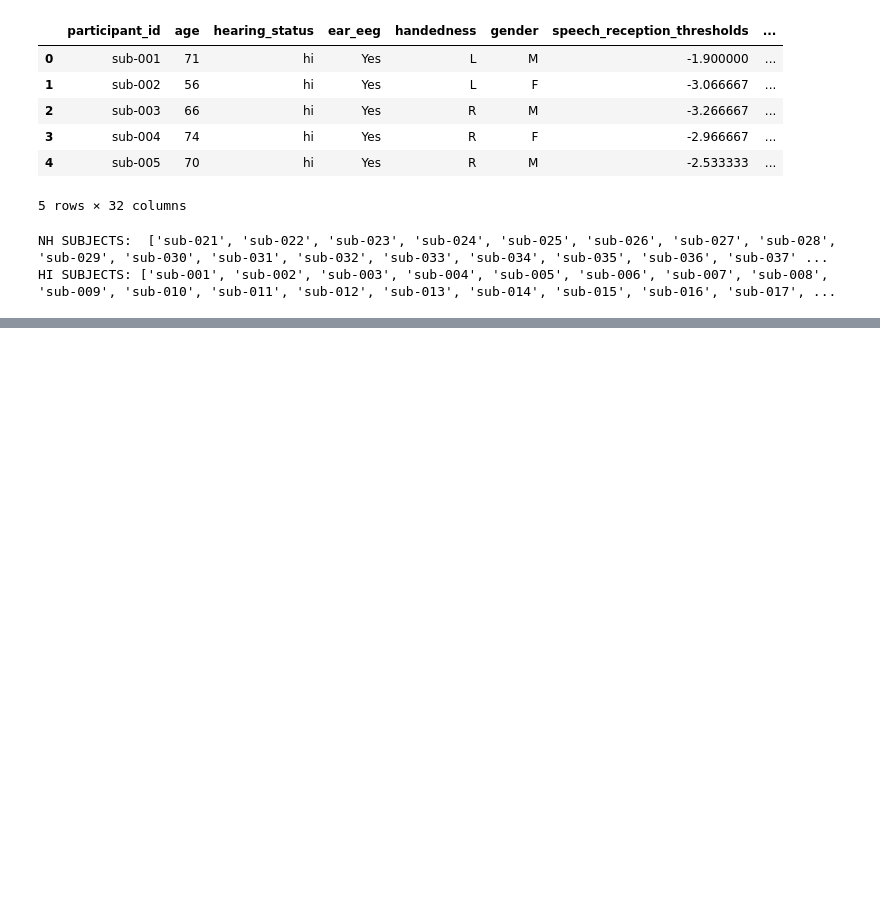
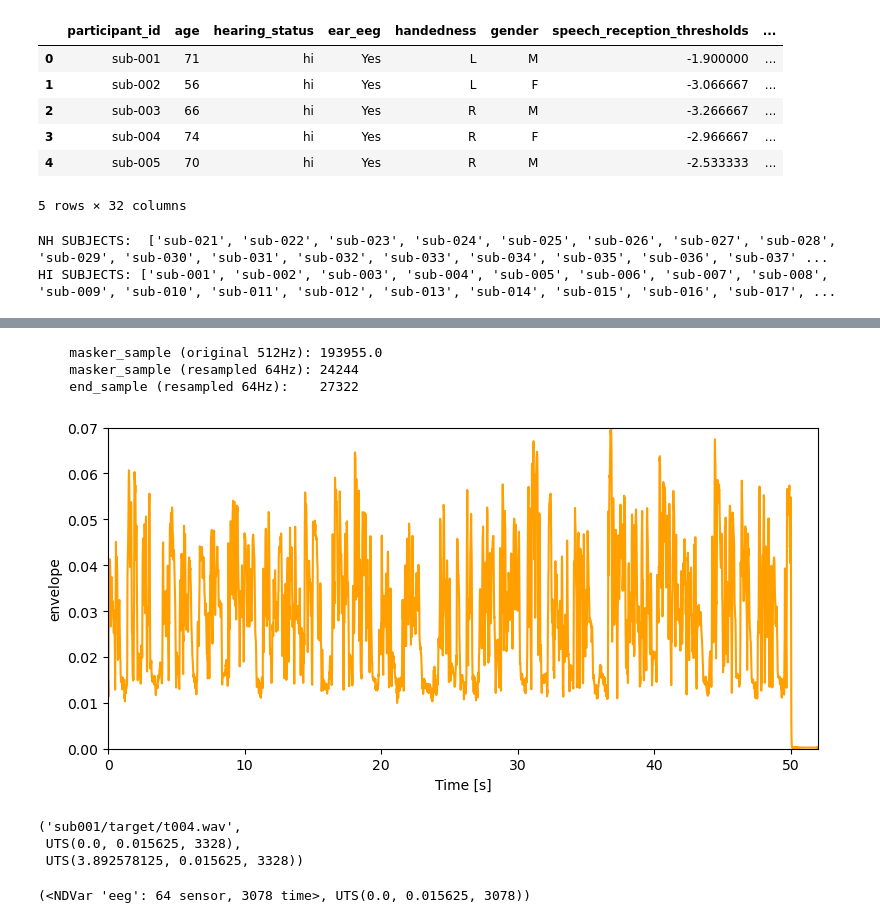
Before and after one commit to manito-coder/Beyond-TRFs, a Jupyter notebook: across-datasets/hearing-impaired-fuglsang/align-data.ipynb, the cells around one changed output, grey strips where cells are left out. Saved outputs shown, nothing was run; the diff lists cells and outputs as text; code cells hidden in the pictures; blank space fills up the shorter version.

```diff
--- a/across-datasets/hearing-impaired-fuglsang/align-data.ipynb
+++ b/across-datasets/hearing-impaired-fuglsang/align-data.ipynb
@@ -30,0 +67,39 @@ HI SUBJECTS: ['sub-001', 'sub-002', 'sub-003', 'sub-004', 'sub-005', 'sub-006',
+# %%
+def load_envelope_ndvar(mat_path):
+    mat = scipy.io.loadmat(str(mat_path))["dat"]
+
+    feat = mat['feat'][0][0].squeeze()   # 1D envelope
+    #print("feat:", feat)
+    fs = mat['fs'][0][0][0][0]
+    t    = mat['t'][0][0].squeeze()      # time vector re trial onset
+    #print("t: ", t)
+
+    # Build Eelbrain time dimension from the t vector
+    time_dim = eelbrain.UTS(t[0], 1/fs, len(feat))
+
+
+    env = eelbrain.NDVar(feat, dims=(time_dim,), name='envelope')
+    env = eelbrain.resample(env, 64)
+    return env
+
+
+def load_trial_envelopes(subject_id, trial, is_hi=False):
+
+    subject = subject_id.replace('-', '') # change subject_id from "sub-001" -> "sub001"
+
+    sub_stim_dir = SNHL_STIMULUS_DIR / subject
+
+    # Extract trial number from stim_file (e.g. 'sub001/target/t004.wav' → 't004')
+    trial_num = Path(trial['stim_file']).stem  # e.g. 't004'
+    masker_num = Path(trial['masker_stim_file']).stem  # e.g. 'm004'
+
+    # For HI subjects: use 'woa' files (without CamEQ) to match NH
+    suffix = "woa" if is_hi else ""
+
+    target_path = sub_stim_dir / 'target' / f'{trial_num}{suffix}.mat'
+    masker_path = sub_stim_dir / 'masker' / f'{masker_num}{suffix}.mat'
+
+    env_attended = load_envelope_ndvar(target_path)
+    env_ignored  = load_envelope_ndvar(masker_path)
+
+    return env_attended, env_ignored
@@ -30,0 +419,31 @@ HI SUBJECTS: ['sub-001', 'sub-002', 'sub-003', 'sub-004', 'sub-005', 'sub-006',
+# %%
+trial = trials.iloc[0]
+print(f"    masker_sample (original 512Hz): {trial['masker_sample']}")
+print(f"    masker_sample (resampled 64Hz): {int(trial['masker_sample'] / (512/64))}")
+print(f"    end_sample (resampled 64Hz):    {int(trial['end_sample'] / (512/64))}")
+# %% [output]
+    masker_sample (original 512Hz): 193955.0
+    masker_sample (resampled 64Hz): 24244
+    end_sample (resampled 64Hz):    27322
+# %%
+# 1st trial
+env = load_envelope_ndvar("/Users/sylvestereley/Data/Beyond-TRFs/ds-eeg-snhl/derivatives/stimuli/sub001/target/t004woa.mat")
+uts_plot = eelbrain.plot.UTS(env)
+# %% [output]
+[figure, added]
+# %%
+env_att, env_ign = load_trial_envelopes(testing_subject, trials.iloc[0], is_hi=True)
+trials.iloc[0].stim_file, env_att.time, env_ign.time # see ignored (masker) starts later
+# %% [output]
+('sub001/target/t004.wav',
+ UTS(0.0, 0.015625, 3328),
+ UTS(3.892578125, 0.015625, 3328))
+# %%
+name = helper_functions.get_trf_model_name(DATASET_TYPE.FUGLSANG, PREDICTOR_TYPE.ENVELOPE, ATTENTION_TYPE.ATTENDED, MODEL_TYPE.BACKWARD, generalised=GENERALISATION_TYPE.AVERAGE)
+
+trf = eelbrain.load.unpickle(FUGLSANG_GENERAL_TRF_DIR / f'full_{name}.pickle')
+
+eeg_ndvar = eeg_trial_to_ndvar(eeg, trials.iloc[0], trf.h_scaled.sensor)
+eeg_ndvar, eeg_ndvar.time
+# %% [output]
+(<NDVar 'eeg': 64 sensor, 3078 time>, UTS(0.0, 0.015625, 3078))
```
Also changed, not shown: parts of 18 cells of this notebook, 6 other files.
